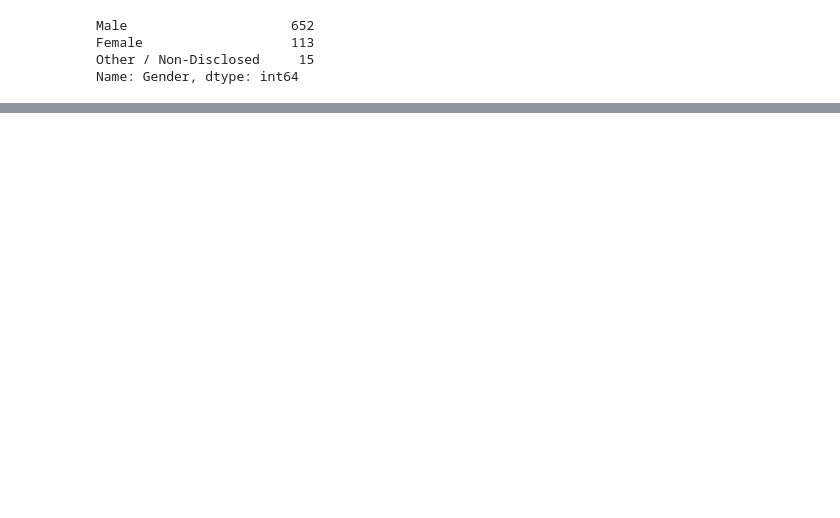
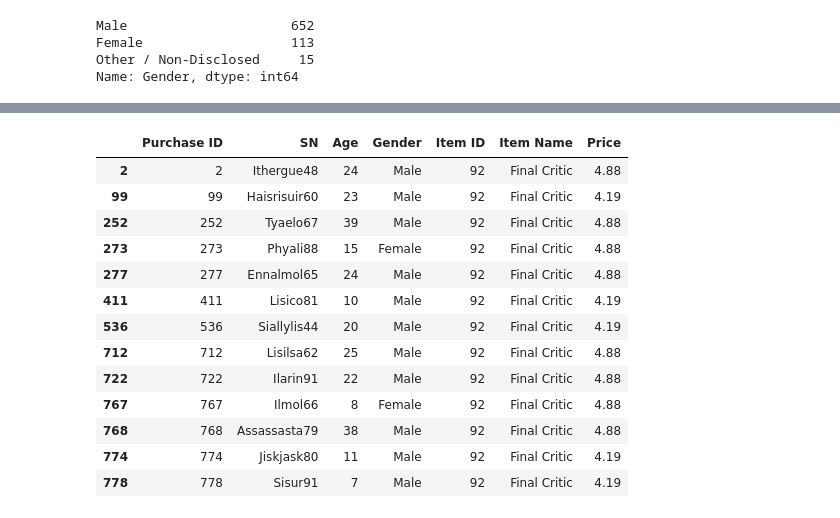
Before and after one commit to lmfao415/pandas-challenge, a Jupyter notebook: HeroesofPymoli/HeroesofPymoli.ipynb, the cells around one changed output, grey strips where cells are left out. Saved outputs shown, nothing was run; the diff lists cells and outputs as text; code cells hidden in the pictures; blank space fills up the shorter version.

```diff
--- a/HeroesofPymoli/HeroesofPymoli.ipynb
+++ b/HeroesofPymoli/HeroesofPymoli.ipynb
@@ -111,0 +117,5 @@ other_average_spend = other_total_value / number_of_
+# %%
+bins = [4.9, 9.9, 14.9, 19.9, 24.9, 29.9, 34.9, 39.9, 44.9, 49.9]
+groupnames = ['5 to 9', '10 to 14', '15 to 19', '20 to 24', '25 to 29', '30 to 34', '35 to 39', '40 to 44', '45 to 49']
+purchase_df["Demographic"] = pd.cut(purchase_df['Age'], bins, labels=groupnames, include_lowest=True)
+purchase_df
@@ -111,0 +341,19 @@ other_average_spend = other_total_value / number_of_
+# %%
+new = purchase_df[purchase_df["Item Name"]== 'Final Critic']
+# %%
+new
+# %% [output]
+|  | Purchase ID | SN | Age | Gender | Item ID | Item Name | Price |
+| 2 | 2 | Ithergue48 | 24 | Male | 92 | Final Critic | 4.88 |
+| 99 | 99 | Haisrisuir60 | 23 | Male | 92 | Final Critic | 4.19 |
+| 252 | 252 | Tyaelo67 | 39 | Male | 92 | Final Critic | 4.88 |
+| 273 | 273 | Phyali88 | 15 | Female | 92 | Final Critic | 4.88 |
+| 277 | 277 | Ennalmol65 | 24 | Male | 92 | Final Critic | 4.88 |
+| 411 | 411 | Lisico81 | 10 | Male | 92 | Final Critic | 4.19 |
+| 536 | 536 | Siallylis44 | 20 | Male | 92 | Final Critic | 4.19 |
+| 712 | 712 | Lisilsa62 | 25 | Male | 92 | Final Critic | 4.88 |
+| 722 | 722 | Ilarin91 | 22 | Male | 92 | Final Critic | 4.88 |
+| 767 | 767 | Ilmol66 | 8 | Female | 92 | Final Critic | 4.88 |
+| 768 | 768 | Assassasta79 | 38 | Male | 92 | Final Critic | 4.88 |
+| 774 | 774 | Jiskjask80 | 11 | Male | 92 | Final Critic | 4.19 |
+| 778 | 778 | Sisur91 | 7 | Male | 92 | Final Critic | 4.19 |
```
Also changed, not shown: parts of 33 cells of this notebook.
